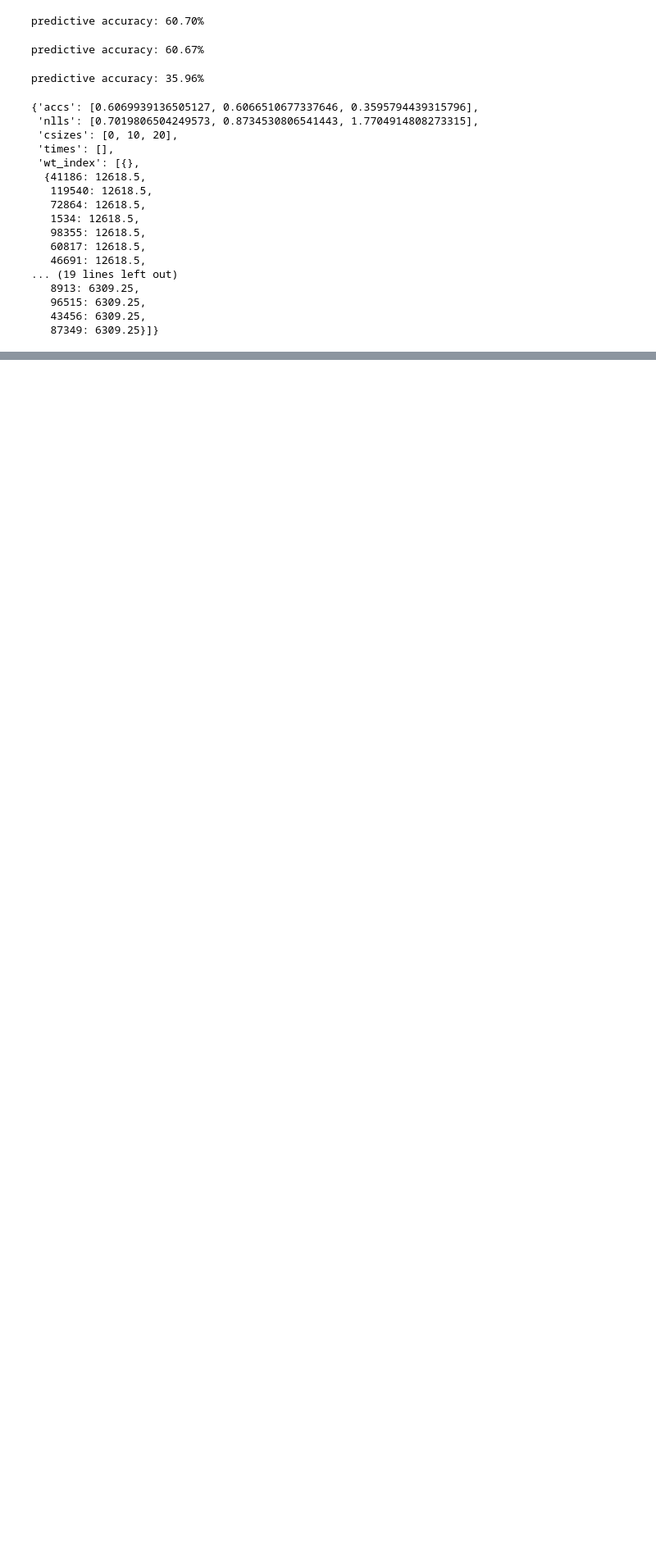
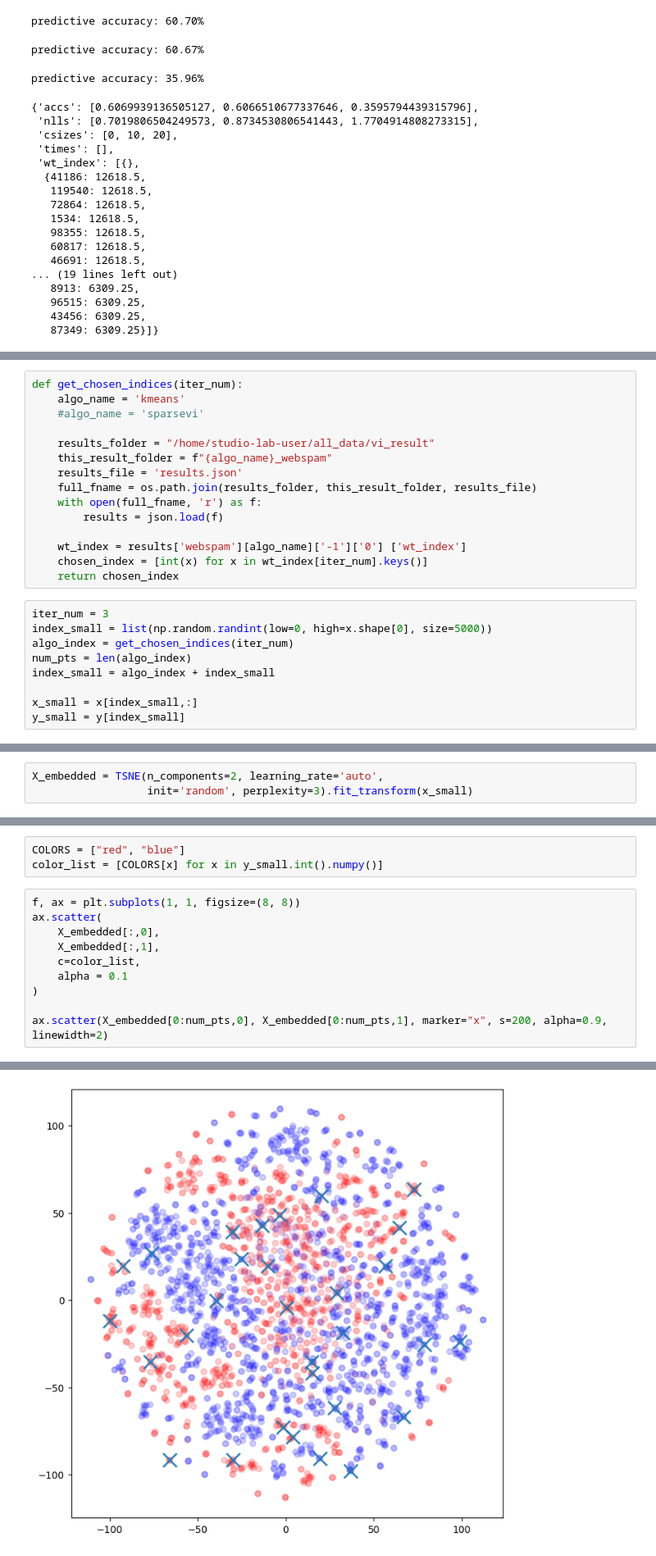
Before and after one commit to souravc83/Blackbox-Coresets-VI, a Jupyter notebook: psvi/notebooks/scratch.ipynb, the cells around one changed output, grey strips where cells are left out. Shown at 82% size. Drawn from its saved outputs; the diff is of its cells as text; blank space fills up the shorter version.

Commit message:
kmeans added

```diff
--- a/psvi/notebooks/scratch.ipynb
+++ b/psvi/notebooks/scratch.ipynb
@@ -205,0 +254,24 @@ predictive accuracy: 35.96%
+# %%
+def get_chosen_indices(iter_num):
+    algo_name = 'kmeans'
+    #algo_name = 'sparsevi'
+
+    results_folder = "/home/studio-lab-user/all_data/vi_result"
+    this_result_folder = f"{algo_name}_webspam"
+    results_file = 'results.json'
+    full_fname = os.path.join(results_folder, this_result_folder, results_file)
+    with open(full_fname, 'r') as f:
+        results = json.load(f)
+
+    wt_index = results['webspam'][algo_name]['-1']['0'] ['wt_index']
+    chosen_index = [int(x) for x in wt_index[iter_num].keys()]
+    return chosen_index
+# %%
+iter_num = 3
+index_small = list(np.random.randint(low=0, high=x.shape[0], size=5000))
+algo_index = get_chosen_indices(iter_num)
+num_pts = len(algo_index)
+index_small = algo_index + index_small
+
+x_small = x[index_small,:]
+y_small = y[index_small]
@@ -205,0 +281,3 @@ predictive accuracy: 35.96%
+# %%
+X_embedded = TSNE(n_components=2, learning_rate='auto',
+                  init='random', perplexity=3).fit_transform(x_small)
@@ -205,0 +288,14 @@ predictive accuracy: 35.96%
+# %%
+COLORS = ["red", "blue"]
+color_list = [COLORS[x] for x in y_small.int().numpy()]
+# %%
+f, ax = plt.subplots(1, 1, figsize=(8, 8))
+ax.scatter(
+    X_embedded[:,0],
+    X_embedded[:,1],
+    c=color_list,
+    alpha = 0.1
+)
+
+ax.scatter(X_embedded[0:num_pts,0], X_embedded[0:num_pts,1], marker="x", s=200, alpha=0.9, linewidth=2)
+# %% [output]
@@ -205,0 +303 @@ predictive accuracy: 35.96%
+[figure, added]
```
Also changed, not shown: parts of 22 cells of this notebook, 5 other files.
